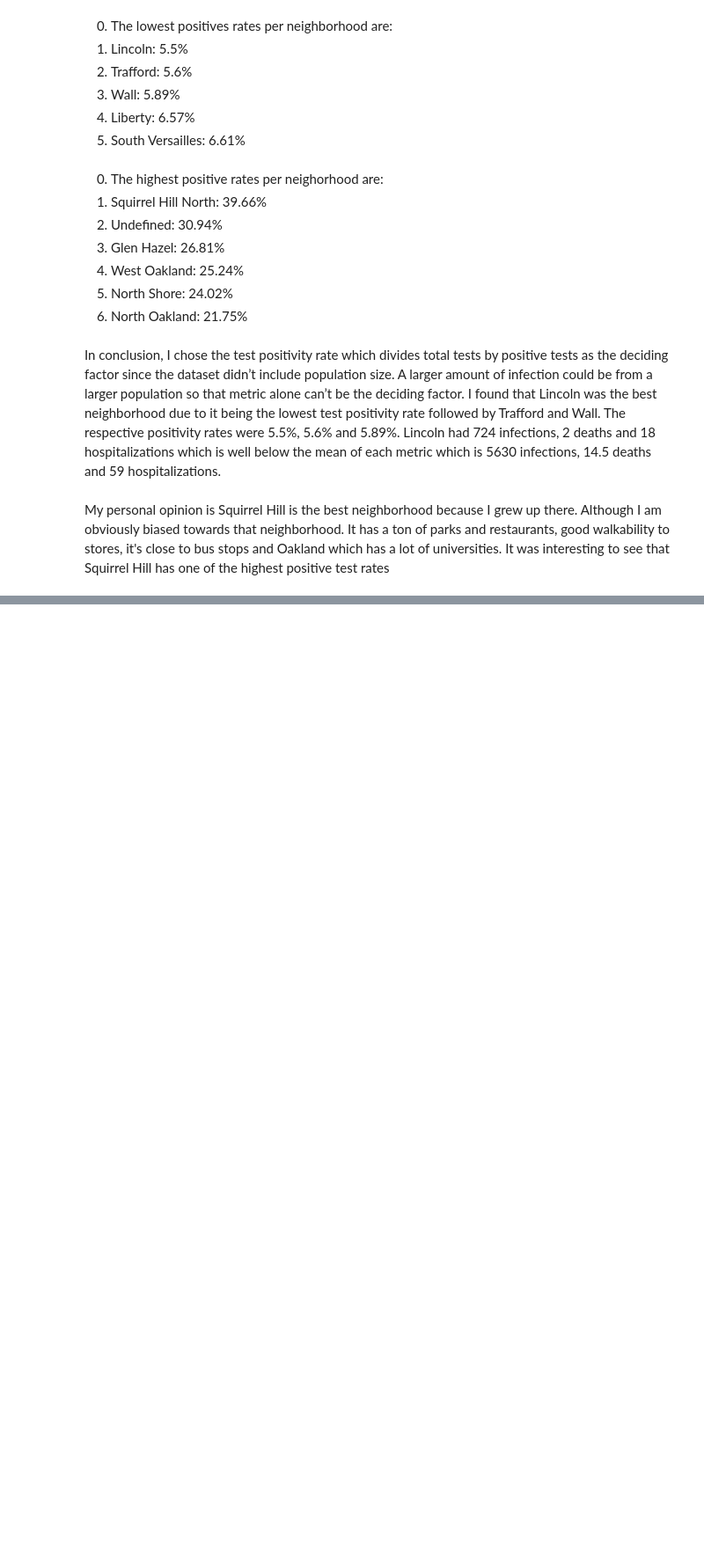
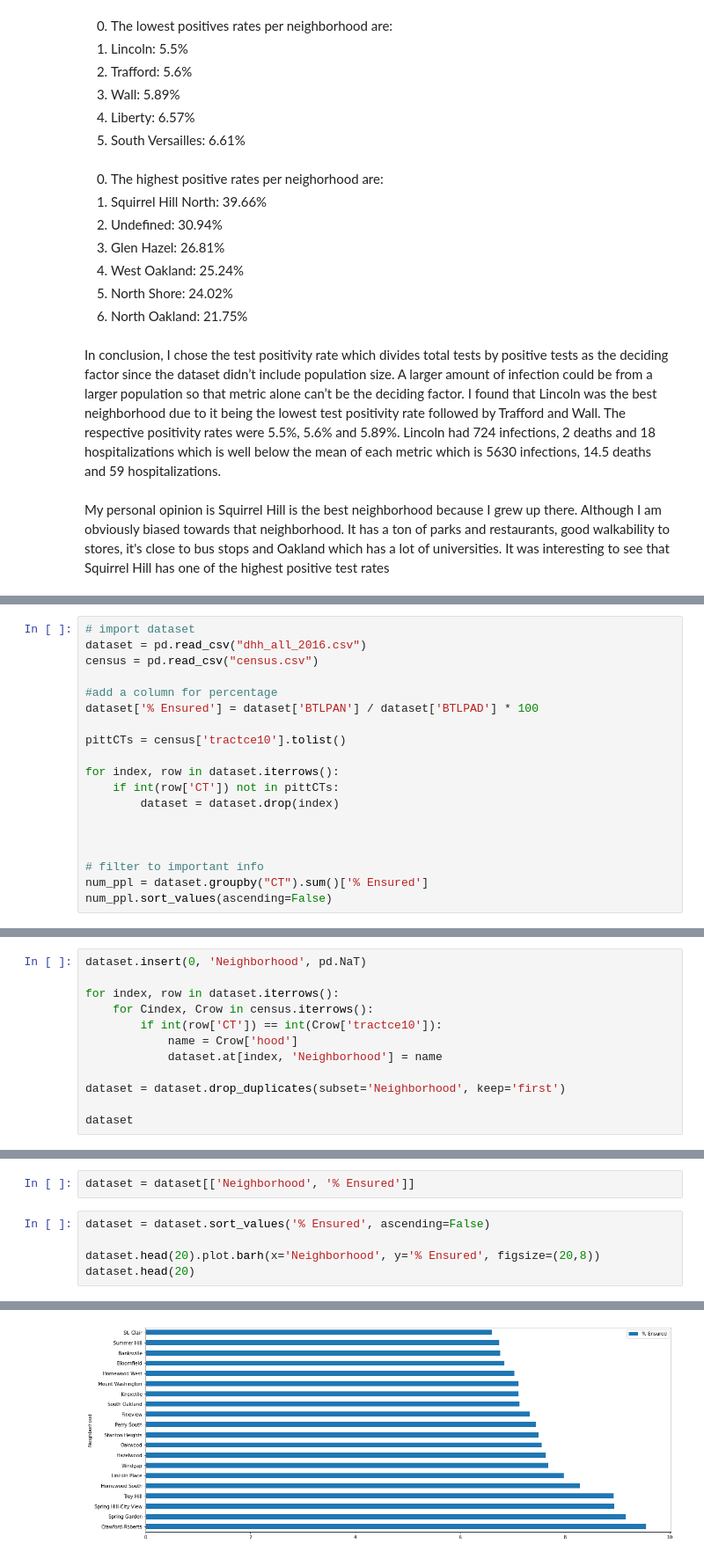
Before and after one commit to mmb181/FinalProject, a Jupyter notebook: Presentation/PresentationNotebook.ipynb, the cells around one changed output, grey strips where cells are left out. Shown at 88% size. Cells and saved outputs as stored; diff of their text form; blank space fills up the shorter version.

```diff
--- a/Presentation/PresentationNotebook.ipynb
+++ b/Presentation/PresentationNotebook.ipynb
@@ -430,0 +468,19 @@ My personal opinion is Squirrel Hill is the best neighborhood because I grew up
+# %%
+# import dataset
+dataset = pd.read_csv("dhh_all_2016.csv")
+census = pd.read_csv("census.csv")
+
+#add a column for percentage
+dataset['% Ensured'] = dataset['BTLPAN'] / dataset['BTLPAD'] * 100
+
+pittCTs = census['tractce10'].tolist()
+
+for index, row in dataset.iterrows():
+    if int(row['CT']) not in pittCTs:
+        dataset = dataset.drop(index)
+
+
+
+# filter to important info
+num_ppl = dataset.groupby("CT").sum()['% Ensured']
+num_ppl.sort_values(ascending=False)
@@ -430,0 +503,12 @@ My personal opinion is Squirrel Hill is the best neighborhood because I grew up
+# %%
+dataset.insert(0, 'Neighborhood', pd.NaT)
+
+for index, row in dataset.iterrows():
+    for Cindex, Crow in census.iterrows():
+        if int(row['CT']) == int(Crow['tractce10']):
+            name = Crow['hood']
+            dataset.at[index, 'Neighborhood'] = name
+
+dataset = dataset.drop_duplicates(subset='Neighborhood', keep='first')
+
+dataset
@@ -430,0 +529,8 @@ My personal opinion is Squirrel Hill is the best neighborhood because I grew up
+# %%
+dataset = dataset[['Neighborhood', '% Ensured']]
+# %%
+dataset = dataset.sort_values('% Ensured', ascending=False)
+
+dataset.head(20).plot.barh(x='Neighborhood', y='% Ensured', figsize=(20,8))
+dataset.head(20)
+# %% [output]
@@ -430,0 +554 @@ My personal opinion is Squirrel Hill is the best neighborhood because I grew up
+[figure, added]
```
Also changed, not shown: parts of 18 cells of this notebook, 3 other files.
